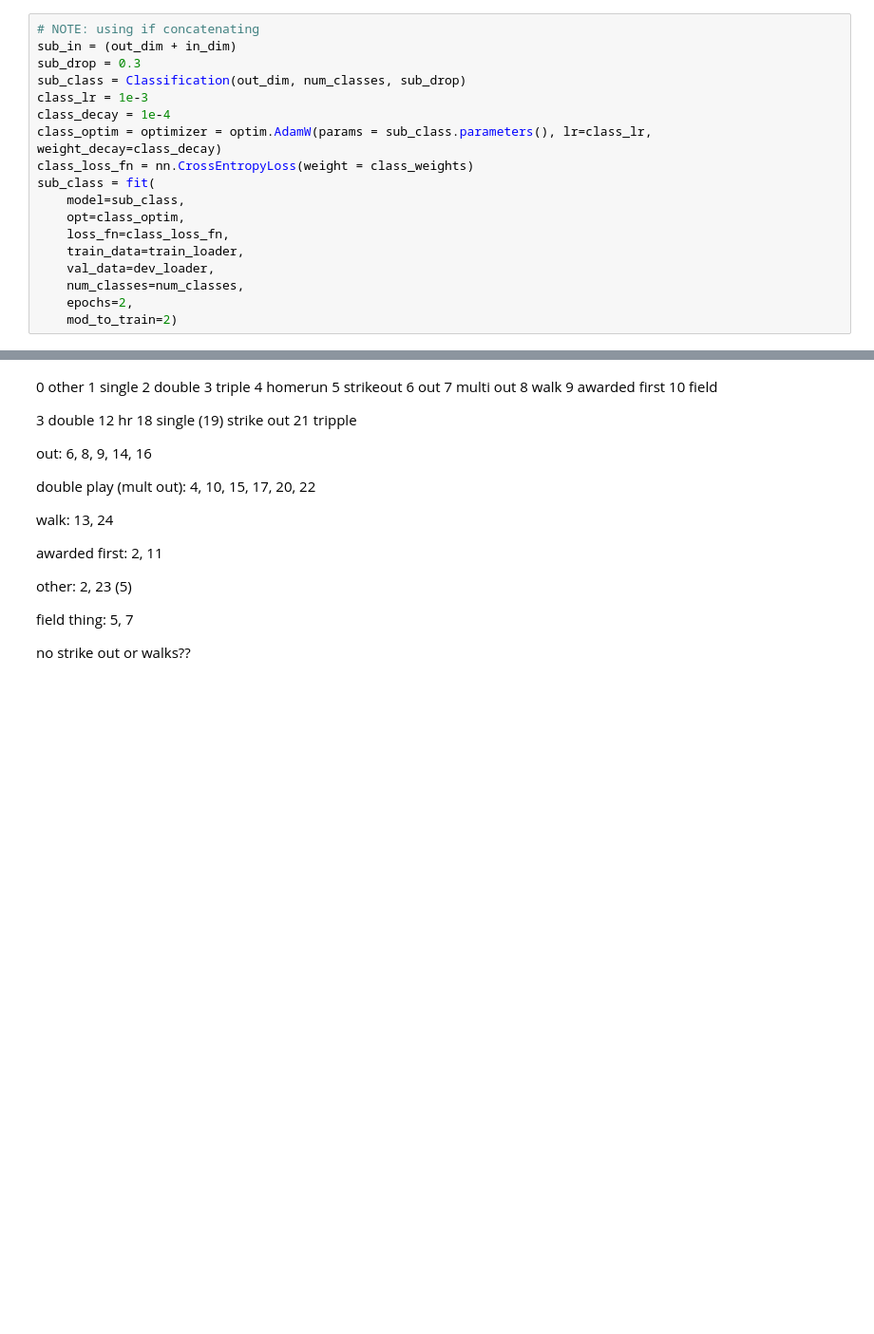
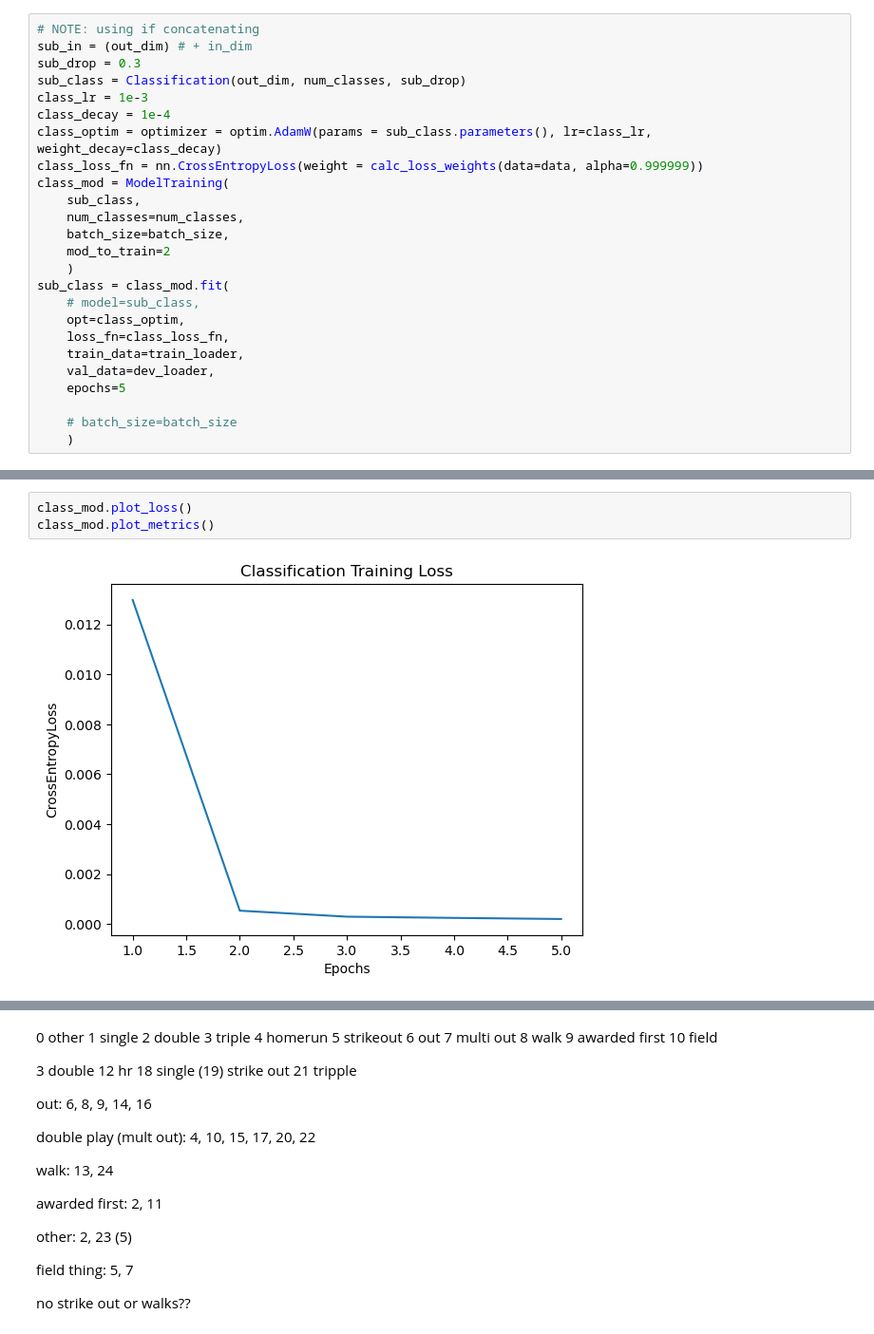
Before and after one commit to augmill/baseball_prediction, a Jupyter notebook: test.ipynb, the cells around one changed output, grey strips where cells are left out. Shown at 95% size. Cells and saved outputs as stored; diff of their text form; blank space fills up the shorter version.

```diff
--- a/test.ipynb
+++ b/test.ipynb
@@ -80,19 +156,26 @@ Validation loss: 0.0017877211794257164
 # %%
 # NOTE: using if concatenating
-sub_in = (out_dim + in_dim)
+sub_in = (out_dim) # + in_dim
 sub_drop = 0.3
 sub_class = Classification(out_dim, num_classes, sub_drop)
 class_lr = 1e-3
 class_decay = 1e-4
 class_optim = optimizer = optim.AdamW(params = sub_class.parameters(), lr=class_lr, weight_decay=class_decay)
-class_loss_fn = nn.CrossEntropyLoss(weight = class_weights)
-sub_class = fit(
-    model=sub_class,
+class_loss_fn = nn.CrossEntropyLoss(weight = calc_loss_weights(data=data, alpha=0.999999))
+class_mod = ModelTraining(
+    sub_class,
+    num_classes=num_classes,
+    batch_size=batch_size,
+    mod_to_train=2
+    )
+sub_class = class_mod.fit(
+    # model=sub_class,
     opt=class_optim,
     loss_fn=class_loss_fn,
     train_data=train_loader,
     val_data=dev_loader,
-    num_classes=num_classes,
-    epochs=2,
-    mod_to_train=2)
+    epochs=5
+
+    # batch_size=batch_size
+    )
 # %% [output]
@@ -159,0 +199,5 @@ Training loss: 1.9197980822563172
+# %%
+class_mod.plot_loss()
+class_mod.plot_metrics()
+# %% [output]
+[figure, added]
```
Also changed, not shown: parts of 42 cells of this notebook, 4 other files.
